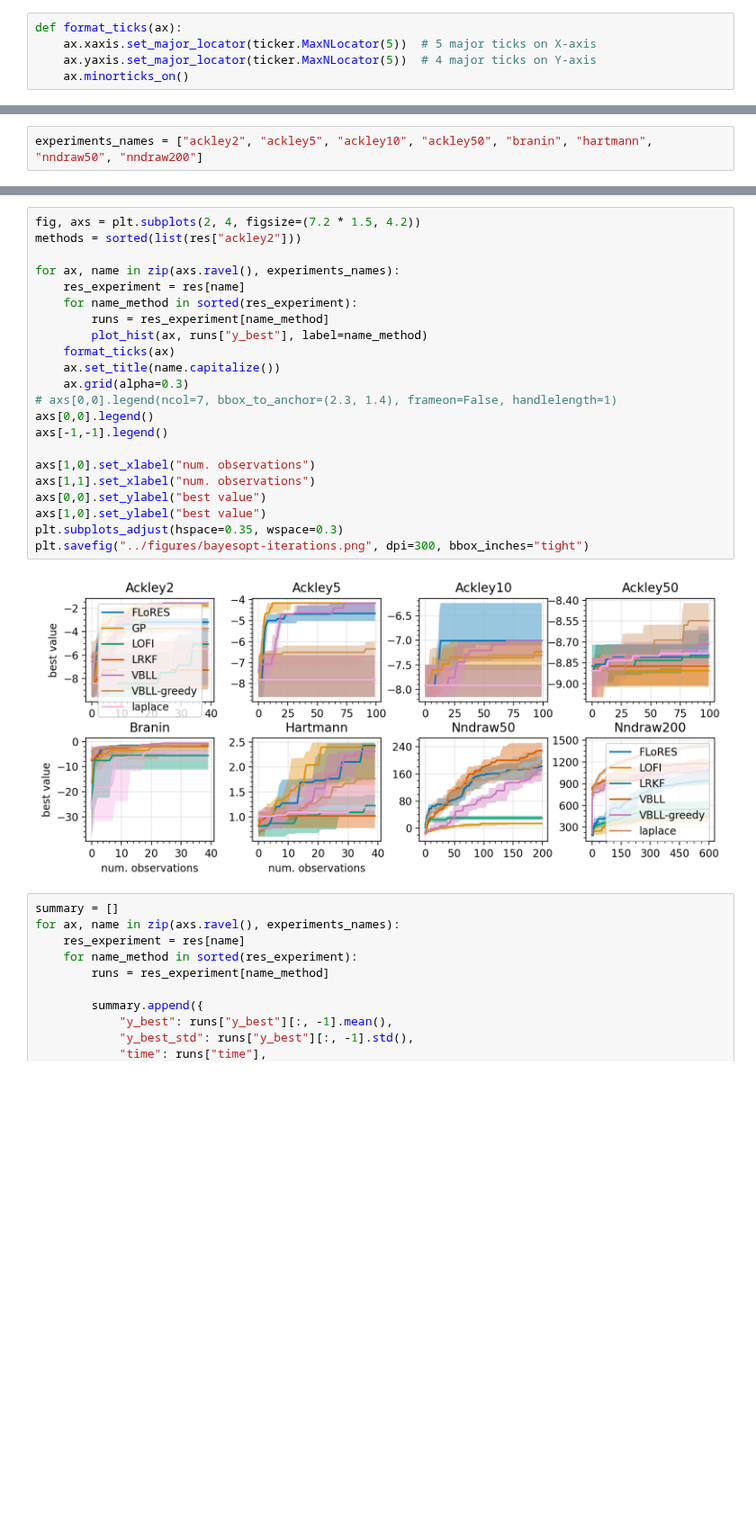
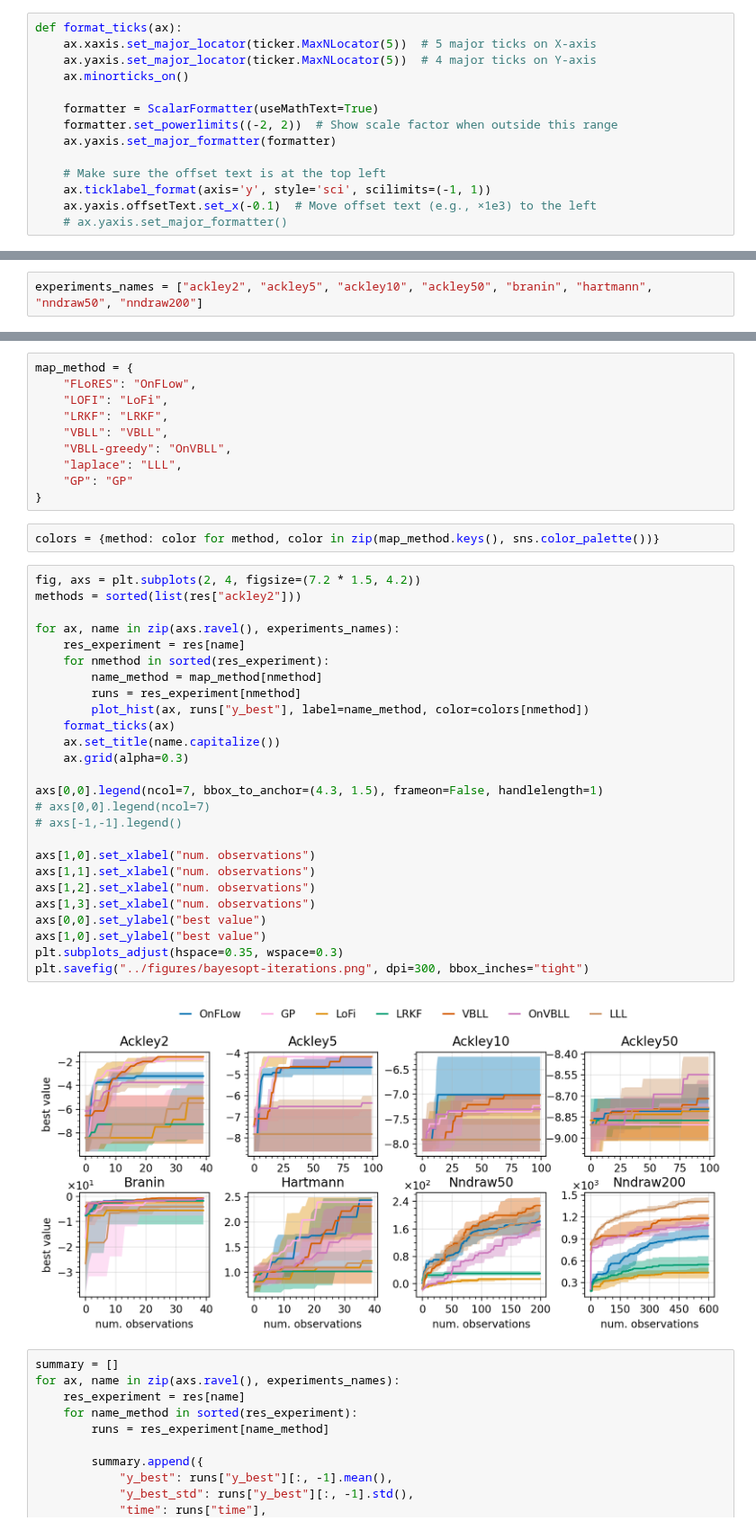
Before and after one commit to gerdm/low-rank-last-layer-inference, a Jupyter notebook: experiments/01-bayesopt-classic.ipynb, the cells around one changed output, grey strips where cells are left out. Shown at 90% size. Cells and saved outputs as stored; diff of their text form; blank space fills up the shorter version.

Commit message:
feat: experiments

```diff
--- a/experiments/01-bayesopt-classic.ipynb
+++ b/experiments/01-bayesopt-classic.ipynb
@@ -131,6 +136,15 @@ def format_ticks(ax):
     ax.xaxis.set_major_locator(ticker.MaxNLocator(5))  # 5 major ticks on X-axis
     ax.yaxis.set_major_locator(ticker.MaxNLocator(5))  # 4 major ticks on Y-axis
     ax.minorticks_on()
+
+    formatter = ScalarFormatter(useMathText=True)
+    formatter.set_powerlimits((-2, 2))  # Show scale factor when outside this range
+    ax.yaxis.set_major_formatter(formatter)
+
+    # Make sure the offset text is at the top left
+    ax.ticklabel_format(axis='y', style='sci', scilimits=(-1, 1))
+    ax.yaxis.offsetText.set_x(-0.1)  # Move offset text (e.g., ×1e3) to the left
+    # ax.yaxis.set_major_formatter()
 # %%
 res.keys()
 # %% [output]
@@ -140,27 +158,43 @@ experiments_names = ["ackley2", "ackley5", "ackley10", "ackley50", "branin", "ha
+# %%
+map_method = {
+    "FLoRES": "OnFLow",
+    "LOFI": "LoFi",
+    "LRKF": "LRKF",
+    "VBLL": "VBLL",
+    "VBLL-greedy": "OnVBLL",
+    "laplace": "LLL",
+    "GP": "GP"
+}
+# %%
+colors = {method: color for method, color in zip(map_method.keys(), sns.color_palette())}
 # %%
 fig, axs = plt.subplots(2, 4, figsize=(7.2 * 1.5, 4.2))
 methods = sorted(list(res["ackley2"]))
 
 for ax, name in zip(axs.ravel(), experiments_names):
     res_experiment = res[name]
-    for name_method in sorted(res_experiment):
-        runs = res_experiment[name_method]
-        plot_hist(ax, runs["y_best"], label=name_method)
+    for nmethod in sorted(res_experiment):
+        name_method = map_method[nmethod]
+        runs = res_experiment[nmethod]
+        plot_hist(ax, runs["y_best"], label=name_method, color=colors[nmethod])
     format_ticks(ax)
     ax.set_title(name.capitalize())
     ax.grid(alpha=0.3)
-# axs[0,0].legend(ncol=7, bbox_to_anchor=(2.3, 1.4), frameon=False, handlelength=1)
-axs[0,0].legend()
-axs[-1,-1].legend()
+
+axs[0,0].legend(ncol=7, bbox_to_anchor=(4.3, 1.5), frameon=False, handlelength=1)
+# axs[0,0].legend(ncol=7)
+# axs[-1,-1].legend()
 
 axs[1,0].set_xlabel("num. observations")
 axs[1,1].set_xlabel("num. observations")
+axs[1,2].set_xlabel("num. observations")
+axs[1,3].set_xlabel("num. observations")
 axs[0,0].set_ylabel("best value")
 axs[1,0].set_ylabel("best value")
 plt.subplots_adjust(hspace=0.35, wspace=0.3)
 plt.savefig("../figures/bayesopt-iterations.png", dpi=300, bbox_inches="tight")
 # %% [output]
-[figure, old version]
+[figure, new version]
 # %%
 summary = []
 for ax, name in zip(axs.ravel(), experiments_names):
```
Also changed, not shown: parts of 7 cells of this notebook, 4 other files.
